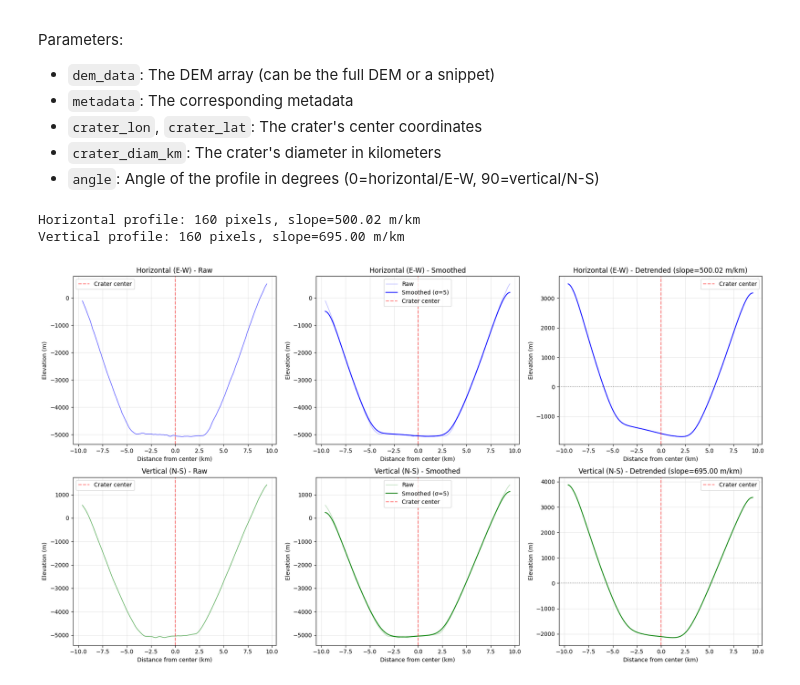
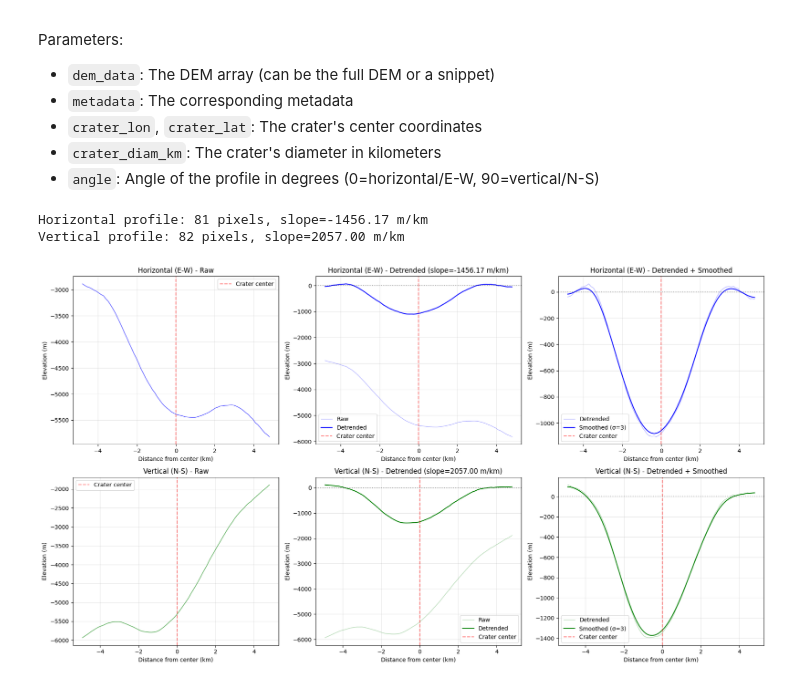
Before and after one commit to Andrew-Pick/lunar_dem_analysis, a Jupyter notebook: notebooks/exploratory_analysis.ipynb, the cells around one changed output. Cells and saved outputs as stored; diff of their text form; code cells hidden in the pictures.

```diff
--- a/notebooks/exploratory_analysis.ipynb
+++ b/notebooks/exploratory_analysis.ipynb
@@ -48,7 +51,8 @@ for index, row in craters.head(100).iterrows():
     crater_id = None #row['CRATER_ID']
     crater_lon = row[lon]
     crater_lat = row[lat]
-    crater_diam_km = row[diam] #/1000.0  # Convert diameter from meters to kilometers
+    crater_diam_km = row[diam] /1000.0  # Convert diameter from meters to kilometers
+    crater_depth_m = row[depth]
 
     # Get the DEM snippet for this crater
     dem_snippet, snippet_meta, center_coords = get_dem_snippet(
@@ -70,6 +74,7 @@ for index, row in craters.head(100).iterrows():
     )
 
     crater_obj.add_property('diameter_km', crater_diam_km)
+    crater_obj.add_property('depth_m', crater_depth_m)
 
     # Add the new object to our list
     crater_objects.append(crater_obj)
@@ -78,8 +83,8 @@ for index, row in craters.head(100).iterrows():
 print(f"Successfully initialized {len(crater_objects)} Crater objects.")
 if crater_objects:
     print("First crater object in the list:")
-    print(crater_objects[0])
-    print(crater_objects[0].dem_data)
+    print(crater_objects[50])
+    print(crater_objects[50].dem_data)
 print(dem)
 # %% [output]
 Successfully initialized 100 Crater objects.
@@ -117,10 +122,10 @@ Parameters:
 - `angle`: Angle of the profile in degrees (0=horizontal/E-W, 90=vertical/N-S)
 # %%
 # Import the analysis functions
-from crater_analysis.analysis import detrend_profile, smooth_profile
+from crater_analysis.analysis import detrend_profile, smooth_profile, detrend_profile_robust
 
 # Extract profiles in both horizontal and vertical directions
-crater = crater_objects[50]
+crater = crater_objects[0]
 
 # Horizontal profile (E-W, angle=0)
 distance_h, elevation_h, pixel_coords_h = get_crater_profile(
@@ -128,7 +133,7 @@ distance_h, elevation_h, pixel_coords_h = get_crater_profile(
     crater.metadata,
     crater.global_coords['lon'],
     crater.global_coords['lat'],
-    crater_diam_km=crater.get_property('diameter_km') * 1,
+    crater_diam_km=crater.get_property('diameter_km') * 1.2,
     angle=0  # 0 degrees = horizontal (E-W)
 )
 
@@ -138,24 +143,25 @@ distance_v, elevation_v, pixel_coords_v = get_crater_profile(
     crater.metadata,
     crater.global_coords['lon'],
     crater.global_coords['lat'],
-    crater_diam_km=crater.get_property('diameter_km') * 1,
+    crater_diam_km=crater.get_property('diameter_km') * 1.2,
     angle=90  # 90 degrees = vertical (N-S)
 )
 
-# Apply Gaussian smoothing to remove small-scale noise
+# Detrend the profiles first to remove regional slope
+# Using robust detrending to avoid fitting the crater shape itself
+elevation_h_detrended, slope_h, intercept_h = detrend_profile_robust(distance_h, elevation_h, fraction=0.2)
+elevation_v_detrended, slope_v, intercept_v = detrend_profile_robust(distance_v, elevation_v, fraction=0.2)
+
+# Then apply Gaussian smoothing to remove small-scale noise
 # sigma controls the amount of smoothing (larger = more smoothing)
-sigma = 5  # Try values between 1-5 depending on noise level
-elevation_h_smooth = smooth_profile(elevation_h, sigma=sigma)
-elevation_v_smooth = smooth_profile(elevation_v, sigma=sigma)
-
-# Detrend the smoothed profiles to remove regional slope
-elevation_h_detrended, slope_h, intercept_h = detrend_profile(distance_h, elevation_h_smooth)
-elevation_v_detrended, slope_v, intercept_v = detrend_profile(distance_v, elevation_v_smooth)
+sigma = 3  # Try values between 1-5 depending on noise level
+elevation_h_smooth = smooth_profile(elevation_h_detrended, sigma=sigma)
+elevation_v_smooth = smooth_profile(elevation_v_detrended, sigma=sigma)
 
 print(f"Horizontal profile: {len(elevation_h)} pixels, slope={slope_h:.2f} m/km")
 print(f"Vertical profile: {len(elevation_v)} pixels, slope={slope_v:.2f} m/km")
 
-# Plot raw, smoothed, and detrended profiles
+# Plot raw, detrended, and smoothed profiles
 fig, axes = plt.subplots(2, 3, figsize=(18, 10))
 
 # Horizontal profile - Raw
@@ -167,61 +173,65 @@ axes[0, 0].set_title(f'Horizontal (E-W) - Raw')
 axes[0, 0].legend()
 axes[0, 0].grid(True, alpha=0.3)
 
-# Horizontal profile - Smoothed
+# Horizontal profile - Detrended
 axes[0, 1].plot(distance_h, elevation_h, '-', linewidth=1, color='blue', alpha=0.3, label='Raw')
-axes[0, 1].plot(distance_h, elevation_h_smooth, '-', linewidth=1.5, color='blue', label=f'Smoothed (σ={sigma})')
+axes[0, 1].plot(distance_h, elevation_h_detrended, '-', linewidth=1.5, color='blue', label=f'Detrended')
 axes[0, 1].axvline(x=0, color='red', linestyle='--', alpha=0.5, label='Crater center')
+axes[0, 1].axhline(y=0, color='black', linestyle=':', alpha=0.3)
 axes[0, 1].set_xlabel('Distance from center (km)')
 axes[0, 1].set_ylabel('Elevation (m)')
-axes[0, 1].set_title(f'Horizontal (E-W) - Smoothed')
+axes[0, 1].set_title(f'Horizontal (E-W) - Detrended (slope={slope_h:.2f} m/km)')
 axes[0, 1].legend()
 axes[0, 1].grid(True, alpha=0.3)
 
-# Horizontal profile - Detrended
-axes[0, 2].plot(distance_h, elevation_h_detrended, '-', linewidth=1.5, color='blue')
+# Horizontal profile - Smoothed
+axes[0, 2].plot(distance_h, elevation_h_detrended, '-', linewidth=1, color='blue', alpha=0.3, label='Detrended')
+axes[0, 2].plot(distance_h, elevation_h_smooth, '-', linewidth=1.5, color='blue', label=f'Smoothed (σ={sigma})')
 axes[0, 2].axvline(x=0, color='red', linestyle='--', alpha=0.5, label='Crater center')
 axes[0, 2].axhline(y=0, color='black', linestyle=':', alpha=0.3)
 axes[0, 2].set_xlabel('Distance from center (km)')
 axes[0, 2].set_ylabel('Elevation (m)')
-axes[0, 2].set_title(f'Horizontal (E-W) - Detrended (slope={slope_h:.2f} m/km)')
+axes[0, 2].set_title(f'Horizontal (E-W) - Detrended + Smoothed')
 axes[0, 2].legend()
 axes[0, 2].grid(True, alpha=0.3)
 
 # Vertical profile - Raw
 axes[1, 0].plot(distance_v, elevation_v, '-', linewidth=1, color='green', alpha=0.7)
 axes[1, 0].axvline(x=0, color='red', linestyle='--', alpha=0.5, label='Crater center')
 axes[1, 0].set_xlabel('Distance from center (km)')
 axes[1, 0].set_ylabel('Elevation (m)')
 axes[1, 0].set_title(f'Vertical (N-S) - Raw')
 axes[1, 0].legend()
 axes[1, 0].grid(True, alpha=0.3)
 
-# Vertical profile - Smoothed
+# Vertical profile - Detrended
 axes[1, 1].plot(distance_v, elevation_v, '-', linewidth=1, color='green', alpha=0.3, label='Raw')
-axes[1, 1].plot(distance_v, elevation_v_smooth, '-', linewidth=1.5, color='green', label=f'Smoothed (σ={sigma})')
+axes[1, 1].plot(distance_v, elevation_v_detrended, '-', linewidth=1.5, color='green', label=f'Detrended')
 axes[1, 1].axvline(x=0, color='red', linestyle='--', alpha=0.5, label='Crater center')
+axes[1, 1].axhline(y=0, color='black', linestyle=':', alpha=0.3)
 axes[1, 1].set_xlabel('Distance from center (km)')
 axes[1, 1].set_ylabel('Elevation (m)')
-axes[1, 1].set_title(f'Vertical (N-S) - Smoothed')
+axes[1, 1].set_title(f'Vertical (N-S) - Detrended (slope={slope_v:.2f} m/km)')
 axes[1, 1].legend()
 axes[1, 1].grid(True, alpha=0.3)
 
-# Vertical profile - Detrended
-axes[1, 2].plot(distance_v, elevation_v_detrended, '-', linewidth=1.5, color='green')
+# Vertical profile - Smoothed
+axes[1, 2].plot(distance_v, elevation_v_detrended, '-', linewidth=1, color='green', alpha=0.3, label='Detrended')
+axes[1, 2].plot(distance_v, elevation_v_smooth, '-', linewidth=1.5, color='green', label=f'Smoothed (σ={sigma})')
 axes[1, 2].axvline(x=0, color='red', linestyle='--', alpha=0.5, label='Crater center')
 axes[1, 2].axhline(y=0, color='black', linestyle=':', alpha=0.3)
 axes[1, 2].set_xlabel('Distance from center (km)')
 axes[1, 2].set_ylabel('Elevation (m)')
-axes[1, 2].set_title(f'Vertical (N-S) - Detrended (slope={slope_v:.2f} m/km)')
+axes[1, 2].set_title(f'Vertical (N-S) - Detrended + Smoothed')
 axes[1, 2].legend()
 axes[1, 2].grid(True, alpha=0.3)
 
 plt.tight_layout()
 plt.show()
 # %% [output]
-Horizontal profile: 160 pixels, slope=500.02 m/km
-Vertical profile: 160 pixels, slope=695.00 m/km
+Horizontal profile: 81 pixels, slope=-1456.17 m/km
+Vertical profile: 82 pixels, slope=2057.00 m/km
-[figure, old version]
+[figure, new version]
 # %%
 # Import the crater floor finding function
 from crater_analysis.analysis import find_crater_floor
```
Also changed, not shown: parts of 6 cells of this notebook, 1 other file.
